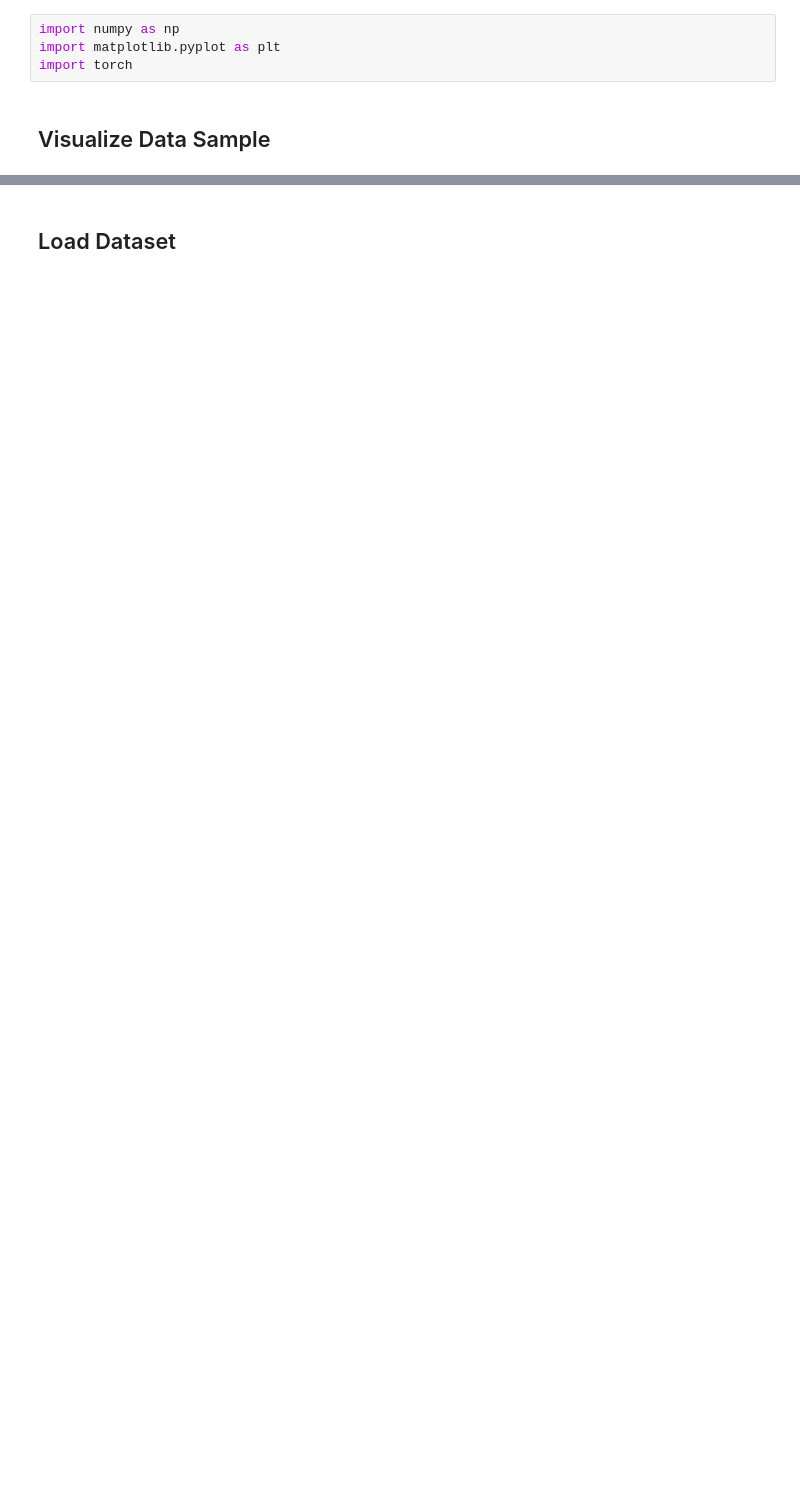
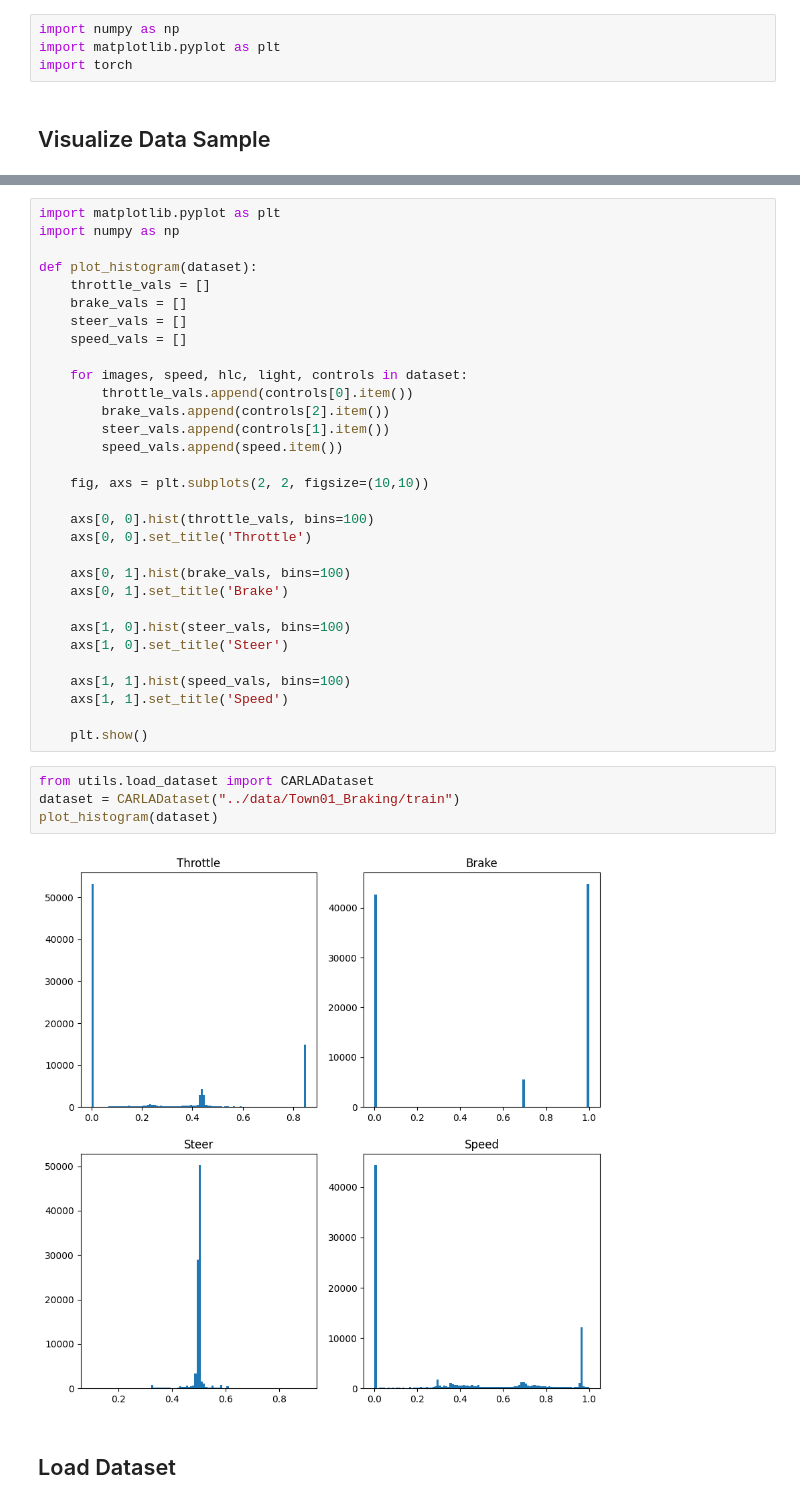
Before and after one commit to TheRoboticsClub/gsoc2023-Meiqi_Zhao, a Jupyter notebook: src/ModifiedDeepestLSTMTinyPilotNet/train.ipynb, the cells around one changed output, grey strips where cells are left out. Saved outputs shown, nothing was run; the diff lists cells and outputs as text; blank space fills up the shorter version.

```diff
--- a/src/ModifiedDeepestLSTMTinyPilotNet/train.ipynb
+++ b/src/ModifiedDeepestLSTMTinyPilotNet/train.ipynb
@@ -155,3 +49,40 @@ Measurements: [9.67883022]
+# %%
+import matplotlib.pyplot as plt
+import numpy as np
+
+def plot_histogram(dataset):
+    throttle_vals = []
+    brake_vals = []
+    steer_vals = []
+    speed_vals = []
+
+    for images, speed, hlc, light, controls in dataset:
+        throttle_vals.append(controls[0].item())
+        brake_vals.append(controls[2].item())
+        steer_vals.append(controls[1].item())
+        speed_vals.append(speed.item())
+
+    fig, axs = plt.subplots(2, 2, figsize=(10,10))
+
+    axs[0, 0].hist(throttle_vals, bins=100)
+    axs[0, 0].set_title('Throttle')
+
+    axs[0, 1].hist(brake_vals, bins=100)
+    axs[0, 1].set_title('Brake')
+
+    axs[1, 0].hist(steer_vals, bins=100)
+    axs[1, 0].set_title('Steer')
+
+    axs[1, 1].hist(speed_vals, bins=100)
+    axs[1, 1].set_title('Speed')
+
+    plt.show()
+# %%
+from utils.load_dataset import CARLADataset
+dataset = CARLADataset("../data/Town01_Braking/train")
+plot_histogram(dataset)
+# %% [output]
+[figure, added]
 # %% [markdown]
 ## Load Dataset
 # %%
```
Also changed, not shown: parts of 14 cells of this notebook, 23 other files.
